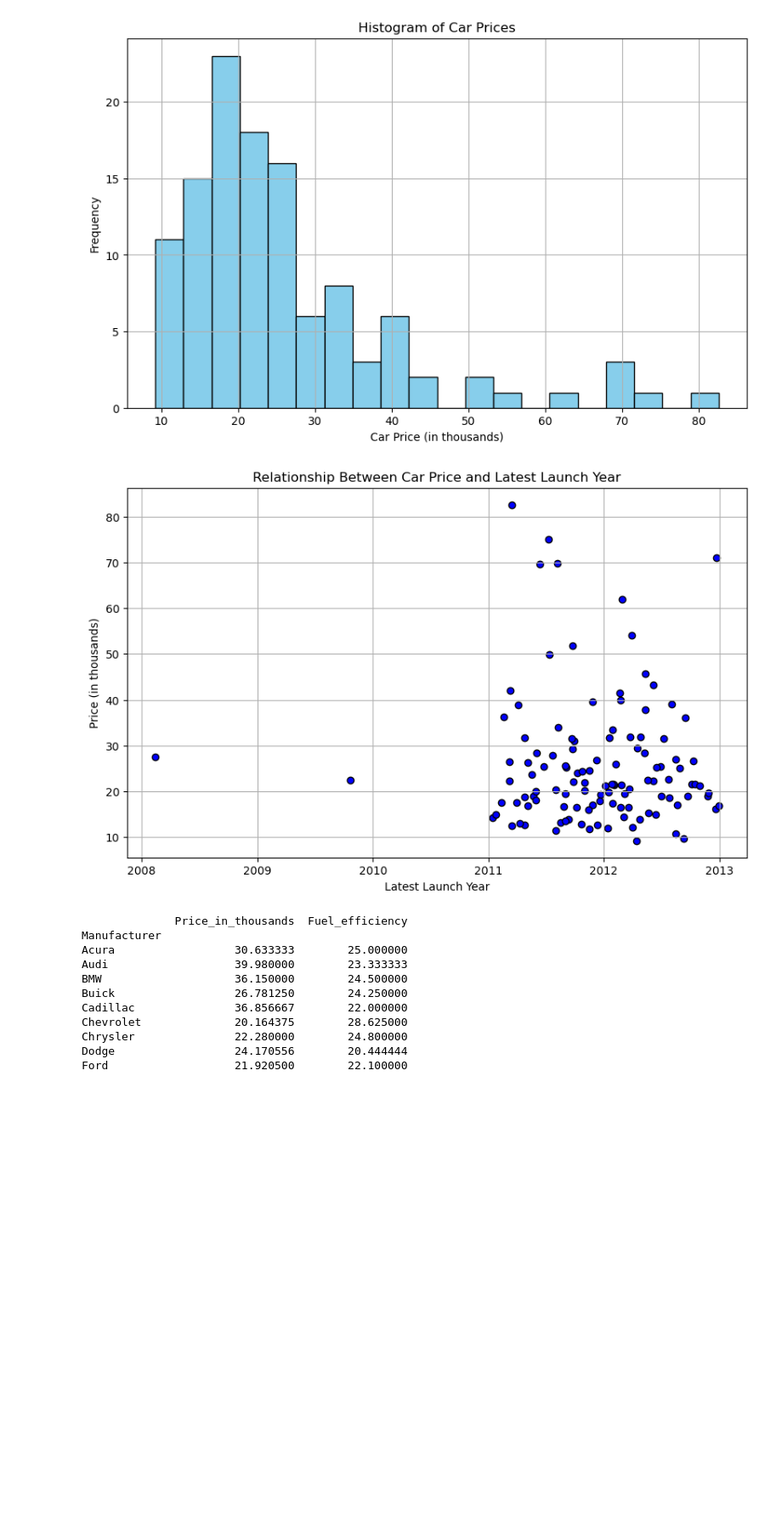
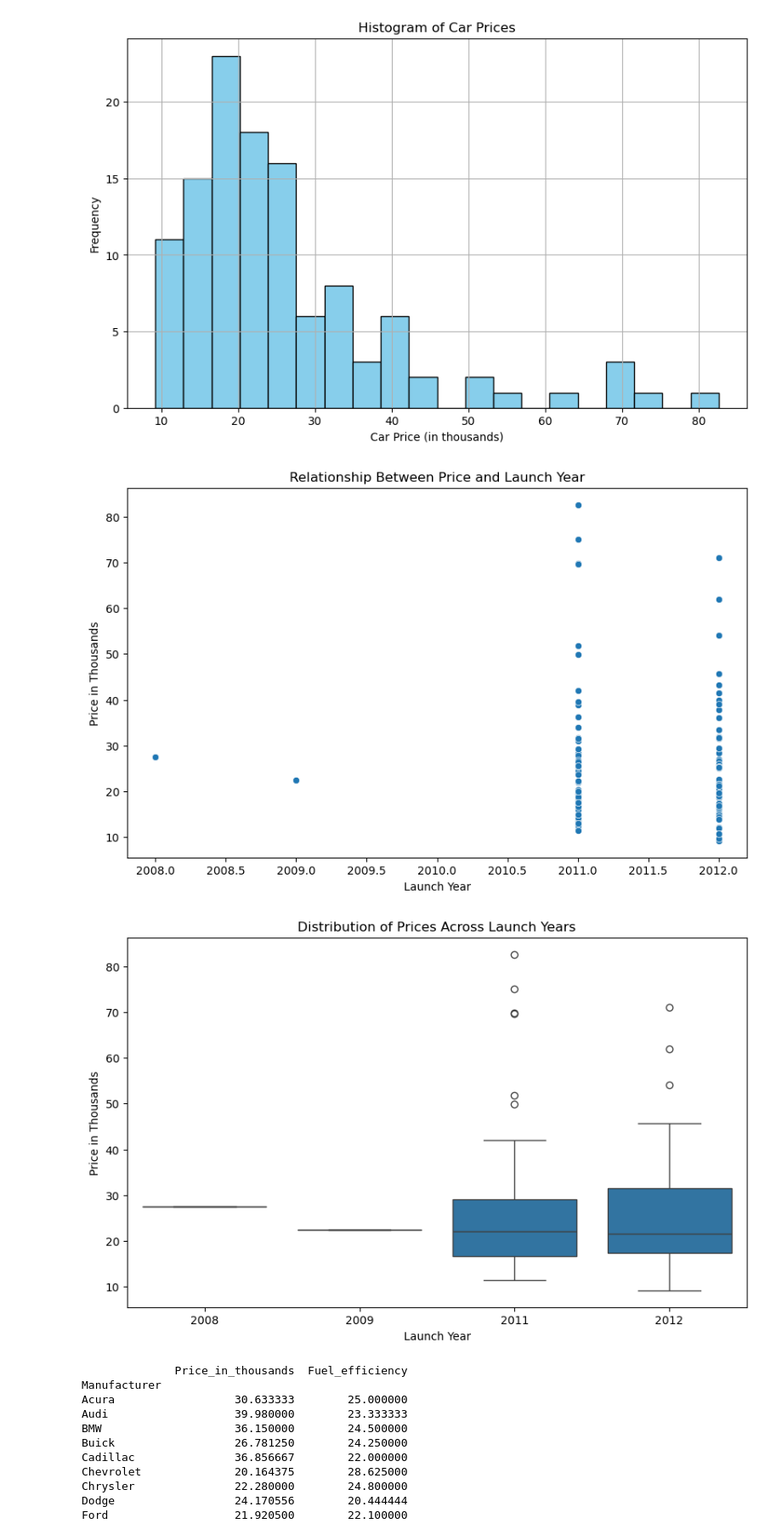
Before and after one commit to jcospy/.ipynb_checkpoints, a Jupyter notebook: Car_Sales_Exploratory_Data_Analysis-checkpoint.ipynb, the cells around one changed output. Shown: that part at 85% size. Drawn from its saved outputs; the diff is of its cells as text; code cells hidden in the pictures; blank space fills up the shorter version.

```diff
--- a/Car_Sales_Exploratory_Data_Analysis-checkpoint.ipynb
+++ b/Car_Sales_Exploratory_Data_Analysis-checkpoint.ipynb
@@ -323,20 +314,31 @@ plt.show()
 # %% [output]
 [figure]
 # %%
-# Question 17
-price = df['Price_in_thousands']
-latest_launch_year = df['Latest_Launch']
+# QUISTION 17
 
-# Plot the relationship using a scatter plot
+
+# Convert 'Latest_Launch' to datetime and extract year
+df['Latest_Launch'] = pd.to_datetime(df['Latest_Launch'])
+df['Launch_Year'] = df['Latest_Launch'].dt.year
+
+# Plot the relationship between Price and Launch Year (Scatter plot)
 plt.figure(figsize=(10, 6))
-plt.scatter(latest_launch_year, price, color='blue', edgecolor='black')
-plt.title('Relationship Between Car Price and Latest Launch Year')
-plt.xlabel('Latest Launch Year')
-plt.ylabel('Price (in thousands)')
-plt.grid(True)
+sns.scatterplot(x='Launch_Year', y='Price_in_thousands', data=df)
+plt.title('Relationship Between Price and Launch Year')
+plt.xlabel('Launch Year')
+plt.ylabel('Price in Thousands')
 plt.show()
+
+# Optional: Box plot for distribution
+plt.figure(figsize=(10, 6))
+sns.boxplot(x='Launch_Year', y='Price_in_thousands', data=df)
+plt.title('Distribution of Prices Across Launch Years')
+plt.xlabel('Launch Year')
+plt.ylabel('Price in Thousands')
+plt.show()
 # %% [output]
-[figure, old version]
+[figure, new version]
+[figure, added]
 # %%
 # Question 18
 grouped_data = df.groupby('Manufacturer')[['Price_in_thousands', 'Fuel_efficiency']].mean()
```
Also changed, not shown: parts of 7 cells of this notebook.
